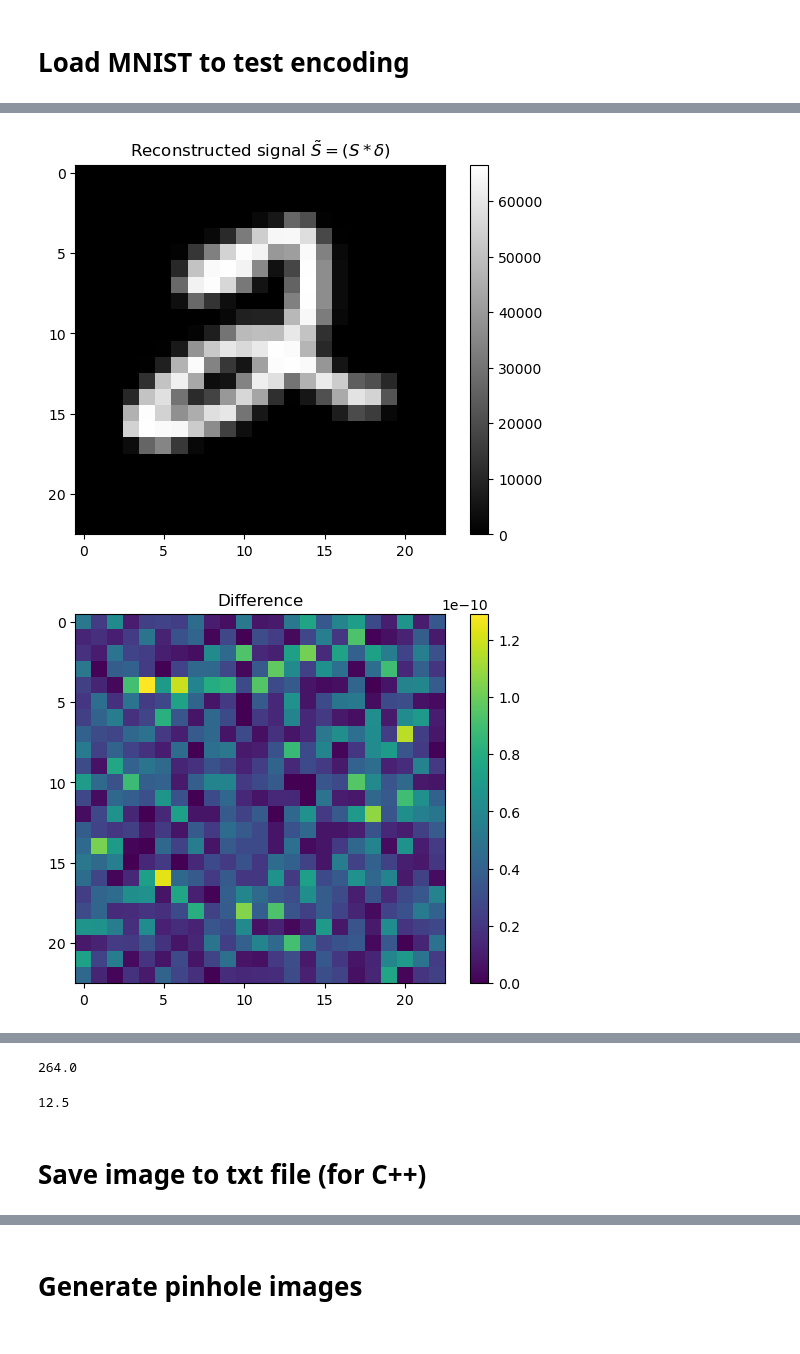
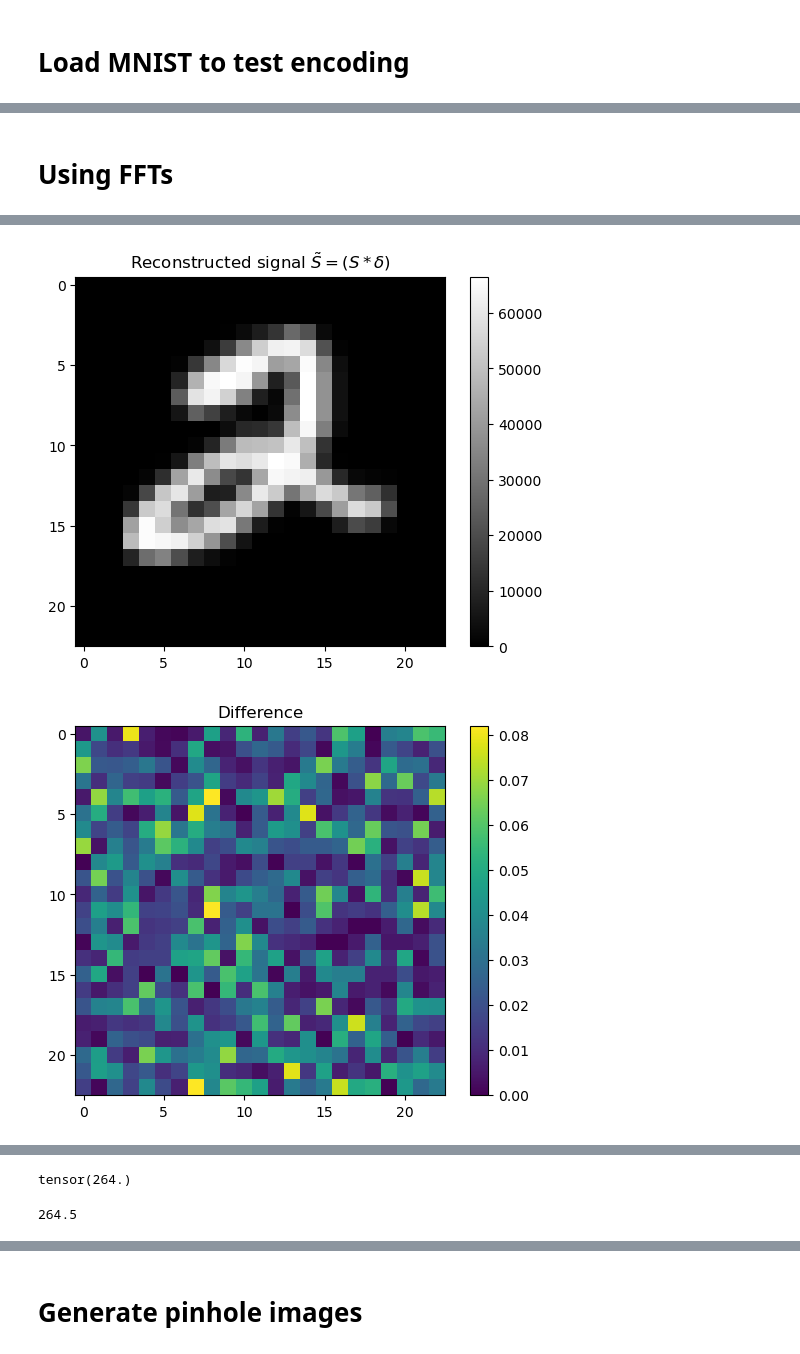
Before and after one commit to jornelasmunoz/UCM_Undergraduate_Research, a Jupyter notebook: jornelasmunoz/notebooks/2_generate_MURA.ipynb, the cells around one changed output, grey strips where cells are left out. Saved outputs shown, nothing was run; the diff lists cells and outputs as text; code cells hidden in the pictures.

Commit message:
doing experiments with torch conv with circular padding

```diff
--- a/jornelasmunoz/notebooks/2_generate_MURA.ipynb
+++ b/jornelasmunoz/notebooks/2_generate_MURA.ipynb
@@ -247,7 +251,7 @@ train_data = datasets.MNIST(
     train = True,
     transform = transforms.Compose([
                     transforms.ToTensor(),
-                    transforms.Resize(size),
+                    transforms.Resize(size, antialias=True),
                     transforms.Normalize(mean=0., std=(1/255.))
                     #transforms.Normalize(0, 1)
                 ]),
@@ -258,7 +262,7 @@ test_data = datasets.MNIST(
     train = False,
     transform = transforms.Compose([
                     transforms.ToTensor(),
-                    transforms.Resize(size),
+                    transforms.Resize(size, antialias=True),
                     transforms.Normalize(mean=0., std=(1/255.))
                     #transforms.Normalize(0, 1)
                 ])
@@ -265,0 +272,19 @@ test_data = datasets.MNIST(
+# %%
+# S = original data
+# B = background noise (Gaussian in this case)
+# kroneker_delta = (A * G)
+# D = S * A + B Observed data
+# S_hat = (S*A)*G + B*G = S + B*G Reconstructed data
+# N = sum_ij A_ij
+p=23
+A = create_binary_aperture_arr(p)
+G = create_decoding_arr(A)
+
+S = train_data[5][0].unsqueeze(0)
+S = torch.nn.functional.pad(S,(p//2,p//2,p//2,p//2), mode='circular')
+# B = get_Gaussian_filter(S, mean=0, var=0.1)
+D = torch.nn.functional.conv2d(S, A.unsqueeze(0).unsqueeze(0))
+D_pad = torch.nn.functional.pad(D,(p//2,p//2,p//2,p//2), mode='circular')
+A_pad = torch.nn.functional.pad(A.unsqueeze(0).unsqueeze(0),(p//2,p//2,p//2,p//2), mode='circular')
+kroneker_delta = torch.nn.functional.conv2d(A_pad, G.unsqueeze(0).unsqueeze(0))
+S_hat = torch.nn.functional.conv2d(D_pad, G.unsqueeze(0).unsqueeze(0))
@@ -266,3 +297,5 @@ test_data = datasets.MNIST(
+# %% [markdown]
+# Using FFTs
 # %%
 # S = original data
 # B = background noise (Gaussian in this case)
@@ -271,13 +304,13 @@ test_data = datasets.MNIST(
 # S_hat = (S*A)*G + B*G = S + B*G Reconstructed data
 # N = sum_ij A_ij
 
-S = train_data[5][0][0].numpy().astype('int64')
+S = train_data[5][0][0]#.numpy().astype('int64')
 B = get_Gaussian_filter(S, mean=0, var=0.1)
 kroneker_delta = FFT_convolve(A,G,p)
 D = FFT_convolve(S,A,p) #+ B
 S_hat = FFT_convolve(D,G,p)
 S_tilde = FFT_convolve(S, kroneker_delta,p)
-N = np.sum(A)
+N = torch.sum(A)
 diff_Shat_Stilde = np.abs(S_hat - S_tilde)
 S_normed = normalize(S)
 
@@ -320,6 +353,6 @@ plt.show()
 plt.imshow(kroneker_delta); plt.colorbar();
 plt.title("$A*G \equiv \delta$")
 plt.show()
-print(np.max(kroneker_delta))
+print(torch.max(kroneker_delta))
 # %% [output]
 [figure]
@@ -327,12 +360,10 @@ print(np.max(kroneker_delta))
 [figure]
 [figure]
-[figure, old version]
+[figure, new version]
 [figure]
-264.0
+tensor(264.)
 # %%
 # should be peak of kronecker delta
 p**2/2
 # %% [output]
-12.5
+264.5
-# %% [markdown]
-# Save image to txt file (for C++)
```
Also changed, not shown: parts of 8 cells of this notebook, 2 other files.
